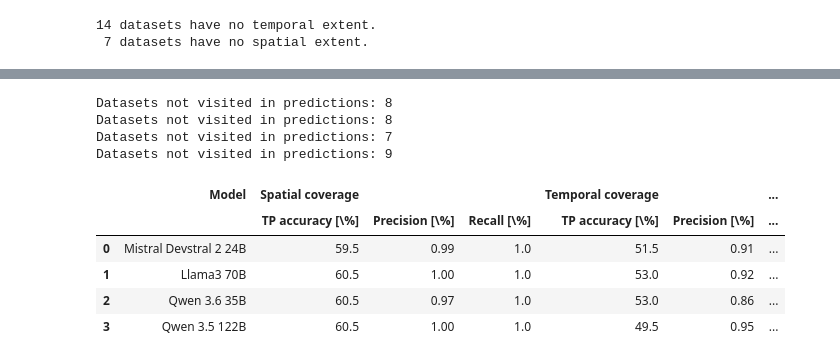
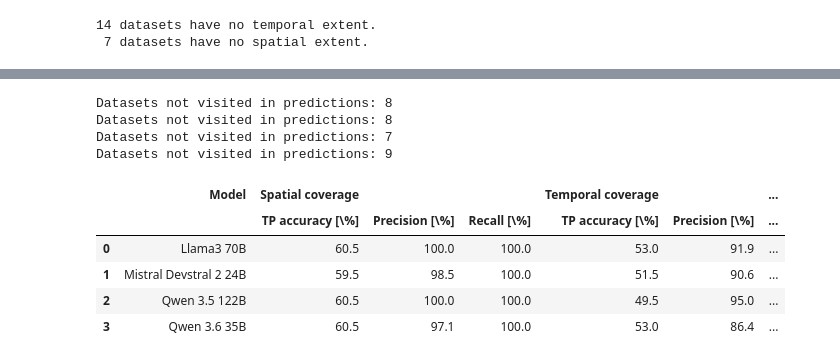
Before and after one commit to WUR-AI/process_data_metadata_agent, a Jupyter notebook: notebooks/03-TvdP-validate-metadata.ipynb, the cells around one changed output, grey strips where cells are left out. Drawn from its saved outputs; the diff is of its cells as text; code cells hidden in the pictures.

```diff
--- a/notebooks/03-TvdP-validate-metadata.ipynb
+++ b/notebooks/03-TvdP-validate-metadata.ipynb
@@ -52,4 +49,8 @@ llm = LangchainLLMWrapper(
 )
 # %%
 folder_predictions = os.path.join(REPO, 'data/predictions')
-list_pred_pangaea = [f for f in os.listdir(folder_predictions) if f.startswith('pangaea')]
+list_pred_pangaea = [f for f in os.listdir(folder_predictions) if f.startswith('pangaea_')]
+# %%
+list_pred_pangaea = list_pred_pangaea[3:4]
+
+list_pred_pangaea
@@ -175,5 +185,5 @@ Dropping columns from df_pred: ['license', 'spatial', 'spatialCoverage', 'tempor
 # %%
-df_scores = pd.read_csv(REPO + 'outputs/pangaea/df_scores_checkpoint.csv')
+df_scores = pd.read_csv(REPO + 'outputs/pangaea/df_scores_pangaea_descriptive.csv')
 # %%
 df_scores[df_scores.id.isin([908459, 899705, 897882])]
 # %% [output]
@@ -417,11 +429,13 @@ def eval_spat_temp(folder_pred, folder_data):
 
 folder_data = os.path.join(REPO, 'outputs/inaturalist/inaturalist_100_species_1000_obs')
 df_results_inat = {x: [] for x in ['model', 'temporalCoverage', 'spatialCoverage']}
+dict_df_metadata = {}
 for fname in list_pred_inat:
     model_name = fname.replace('inat_', '').replace('.json', '')
     folder_pred = os.path.join(folder_predictions, fname)
     df_metadata, scores = eval_spat_temp(folder_pred, folder_data)
     print(f"{model_name}: {scores}")
+    dict_df_metadata[model_name] = df_metadata
 
     df_results_inat['model'].append(model_name)
     df_results_inat['temporalCoverage'].append(scores['temp_average'])
@@ -440,8 +454,8 @@ df_results_inat = df_results_inat.rename(columns={'temporalCoverage': 'Temp.\ ac
 df_results_inat = df_results_inat.set_index('Model')
 df_results_inat = df_results_inat.sort_values(by=['Model'])
 
-df_results_inat.to_latex(os.path.join(REPO, 'outputs/inaturalist/df_results_inat.tex'), index=True, float_format="%.1f",
-                        caption="Temporal and spatial accuracy for the metadata generated by different models on the iNaturalist dataset.", label="tab:results_inat", position="h")
+# df_results_inat.to_latex(os.path.join(REPO, 'outputs/inaturalist/df_results_inat.tex'), index=True, float_format="%.1f",
+                        # caption="Temporal and spatial accuracy for the metadata generated by different models on the iNaturalist dataset.", label="tab:results_inat", position="h")
 # %% [output]
 Qwen_Qwen3.5-122B-A10B-NVFP4: {'min_lon': 99.0, 'max_lon': 100.0, 'min_lat': 98.0, 'max_lat': 99.0, 'min_time': 76.0, 'max_time': 76.0, 'temp_average': 76.0, 'spat_average': 99.0}
 default-text-large: {'min_lon': 99.0, 'max_lon': 99.0, 'min_lat': 98.0, 'max_lat': 99.0, 'min_time': 95.0, 'max_time': 67.0, 'temp_average': 81.0, 'spat_average': 98.75}
@@ -685,38 +779,41 @@ for folder_pred in folders_pred:
             scores_all[k] = [v]
     else:
         scores_all['model'].append(folder_pred.replace('pangaea-quant_', ''))
         for k, v in tmp[1].items():
             scores_all[k].append(v)
 
 df_scores_all = pd.DataFrame(scores_all)
 ## split columns in two groups: temporal and spatial coverage
 cols_temp = [c for c in df_scores_all.columns if c.startswith('temp_')]
 cols_spat = [c for c in df_scores_all.columns if c.startswith('spat_')]
 for c in cols_temp + cols_spat:
-    df_scores_all[c] = df_scores_all[c].round(2)
+    if 'precision' in c or 'recall' in c:
+        df_scores_all[c] = df_scores_all[c] * 100
+    df_scores_all[c] = df_scores_all[c].round(1)
 ## create 2 levels of column names: metric and type, sort by type (temporal/spatial) and then by metric (accuracy/precision/recall)
 df_scores_all.columns = pd.MultiIndex.from_tuples([(c.split('_')[0], '_'.join(c.split('_')[1:])) for c in df_scores_all.columns])
 df_scores_all = df_scores_all.sort_index(axis=1, level=[0, 1], ascending=[True, True])
 df_scores_all = df_scores_all.rename(columns={'model': 'Model', 'spat': 'Spatial coverage', 'temp': 'Temporal coverage'}, level=0)
 df_scores_all = df_scores_all.rename(columns={'accuracy_average': 'TP accuracy [\%]', 'precision_average': 'Precision [\%]', 'recall_average': 'Recall [\%]'}, level=1)
 model_names_mapping = {'default-text-large': 'Llama3 70B', 'Qwen_Qwen3.6-35B-A3B-FP8': 'Qwen 3.6 35B', 'mistralai_Mistral-Small-3.2-24B-Instruct-2506': 'Mistral Small 3.2 24B',
                        'Qwen_Qwen3.5-122B-A10B-NVFP4': 'Qwen 3.5 122B', 'mistralai_Devstral-Small-2-24B-Instruct-2512': 'Mistral Devstral 2 24B'}
 df_scores_all[('Model', '')] = [model_names_mapping.get(x, x) for x in df_scores_all[('Model', '')]]
-
-df_scores_all.to_latex(os.path.join(REPO, 'outputs/pangaea/df_results_pan_spat_temp.tex'), index=False, float_format="%.2f",
-                        caption="Temporal and spatial accuracy for the metadata generated by different models on the PANGAEA dataset.", label="tab:results_pan_spat_temp", position="h")
+## sort rows by model name
+df_scores_all = df_scores_all.sort_values(by=[('Model', '')]).reset_index(drop=True)
+df_scores_all.to_latex(os.path.join(REPO, 'outputs/pangaea/df_results_pan_spat_temp.tex'), index=False, float_format="%.1f",
+                        caption="Temporal and spatial accuracy for the metadata generated by different models on the PANGAEA dataset. True positive (TP) accuracy was computed as the fraction of exact matches, so no standard error is shown.", label="tab:results_pan_spat_temp", position="h")
 
 df_scores_all
 # tmp = eval_spat_temp_pangaea(os.path.join(folder_predictions, folders_pred[2]), df_metadata_annot)
 # print(folders_pred[2], tmp[1])
 # %% [output]
 Datasets not visited in predictions: 8
 Datasets not visited in predictions: 8
 Datasets not visited in predictions: 7
 Datasets not visited in predictions: 9
 |  | Model | Spatial coverage |  |  | Temporal coverage |  | ... |
 |  |  | TP accuracy [\%] | Precision [\%] | Recall [\%] | TP accuracy [\%] | Precision [\%] | ... |
-| 0 | Mistral Devstral 2 24B | 59.5 | 0.99 | 1.0 | 51.5 | 0.91 | ... |
-| 1 | Llama3 70B | 60.5 | 1.00 | 1.0 | 53.0 | 0.92 | ... |
-| 2 | Qwen 3.6 35B | 60.5 | 0.97 | 1.0 | 53.0 | 0.86 | ... |
-| 3 | Qwen 3.5 122B | 60.5 | 1.00 | 1.0 | 49.5 | 0.95 | ... |
+| 0 | Llama3 70B | 60.5 | 100.0 | 100.0 | 53.0 | 91.9 | ... |
+| 1 | Mistral Devstral 2 24B | 59.5 | 98.5 | 100.0 | 51.5 | 90.6 | ... |
+| 2 | Qwen 3.5 122B | 60.5 | 100.0 | 100.0 | 49.5 | 95.0 | ... |
+| 3 | Qwen 3.6 35B | 60.5 | 97.1 | 100.0 | 53.0 | 86.4 | ... |
```
Also changed, not shown: parts of 11 cells of this notebook, 7 other files.
